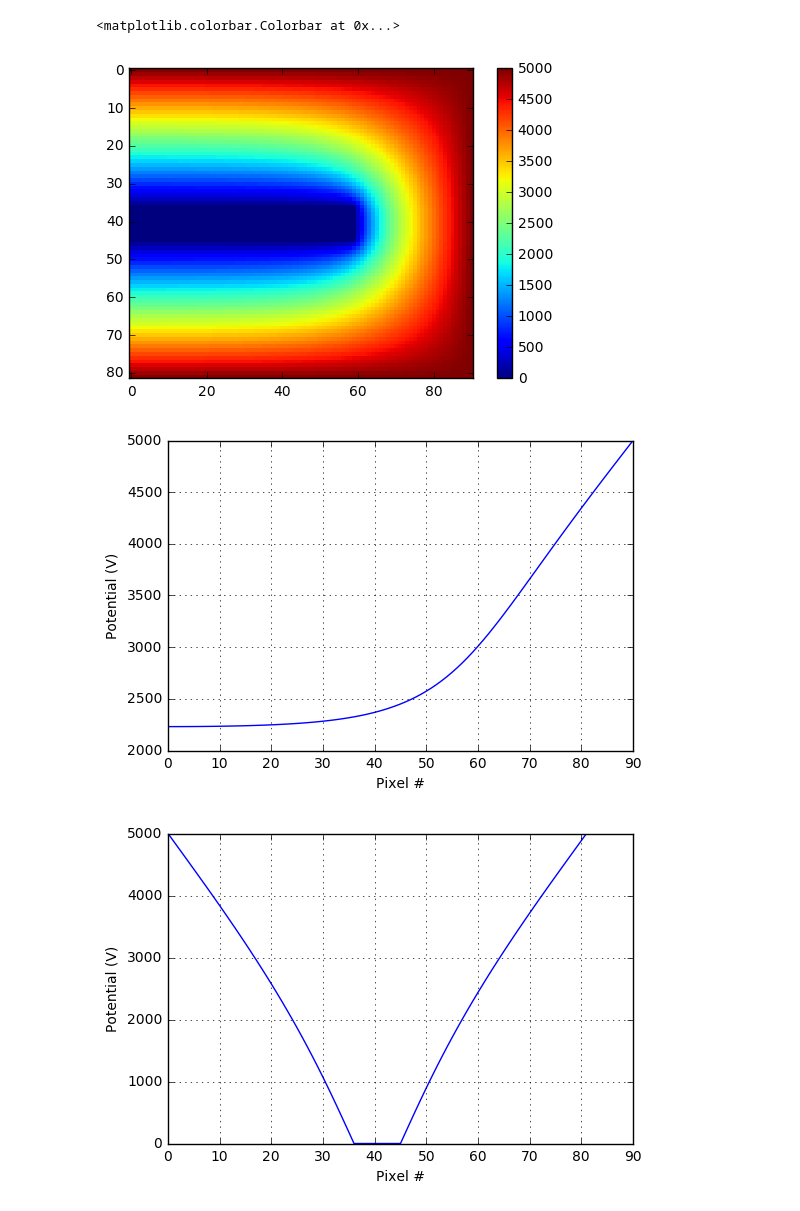
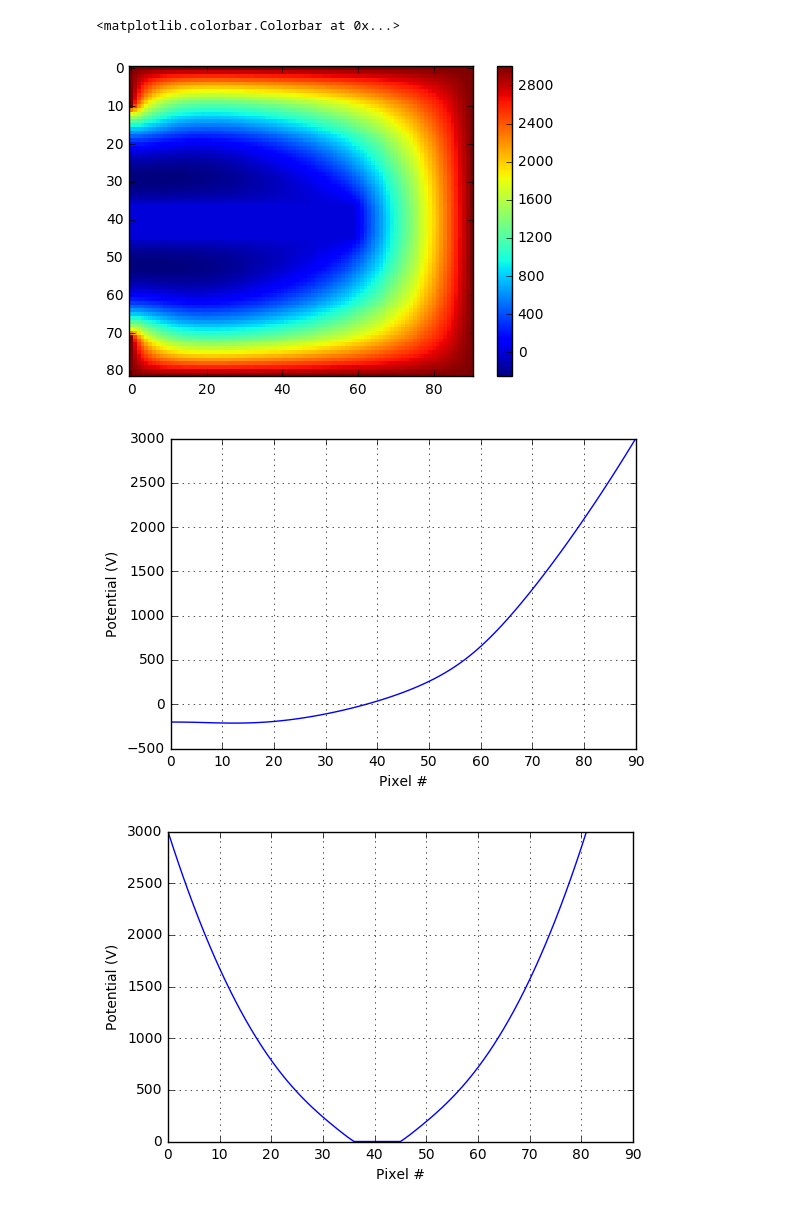
Before and after one commit to lbl-anp/GammaRayTrackingSchool_2018, a Jupyter notebook: SimpleFieldGen_Coax.ipynb, the cells around one changed output. Drawn from its saved outputs; the diff is of its cells as text; code cells hidden in the pictures.

```diff
--- a/SimpleFieldGen_Coax.ipynb
+++ b/SimpleFieldGen_Coax.ipynb
@@ -25,13 +28,13 @@ pixel_size_mm = 1.0
 core_length_mm = 60.0
 core_radius_mm = 5.0
 
-wrap_around_mm = 0.0
+wrap_around_mm = 10.0
 
-outer_contact_bias = 5000.0
+outer_contact_bias = 3000.0
 core_contact_bias = 0.0
 
-charge_density_zero = 2.0
-charge_density_gradient = 0.5
+charge_density_zero = -1.0
+charge_density_gradient = 0.1
 # %%
 # build (uniform) 2D grids for plotting and solving (x=radius, y=length)
 x_range = np.arange(0, detector_radius_mm + pixel_size_mm, pixel_size_mm)
@@ -120,7 +123,8 @@ plt.colorbar()
 max_iters = 1000
 
 # calculate term for Coulombs per pixel / Epsilon
-e_over_e = (pixel_size_mm*pixel_size_mm) * 1e10 * 1.6e-19
+#e_over_e = (pixel_size_mm*pixel_size_mm) * 1e10 * 1.6e-19
+e_over_e = (pixel_size_mm*pixel_size_mm/4)* (1e10*1.6e-19)/(16*8.85e-12)
 
 # "over-relaxation" factor to speed up convergence
 t = np.cos(3.14/N_xelements) + np.cos(3.14/N_yelements)
@@ -156,7 +160,7 @@ while (iterr < max_iters and resid > min_resid):
                 V_local_sum = (V[x+1,y] + V[x,y+1] + V[x-1,y] + V[x,y-1])
 
             # update the solution
-            R[x,y] = 0.25*(V_local_sum + charge[x,y] * e_over_e) - V[x,y]
+            R[x,y] = (0.25*V_local_sum + (charge[x,y] * e_over_e)) - V[x,y]
             V[x,y] = V[x,y] + w*R[x,y]
 
     # calculate the residual and store as a function of iteration number
@@ -200,26 +204,28 @@ plt.imshow(Vfinal, interpolation="None", cmap="jet")
 plt.colorbar()
 # %% [output]
 <matplotlib.colorbar.Colorbar at 0x...>
-[figure, old version]
+[figure, new version]
 # %%
 # plot some potential/field slices
-radial_slice = 20
-longitudinal_slice = 50
+yy = 55
+xx = 10
 
-plt.plot(Vfinal[radial_slice,:])
+# V along the longitudinal direction at rad = yy
+plt.plot(Vfinal[yy,:])
 plt.grid("on")
 plt.xlabel("Pixel #")
 plt.ylabel("Potential (V)")
 plt.show()
 
-plt.plot(Vfinal[:,longitudinal_slice])
+# V along the radial direction at long = xx
+plt.plot(Vfinal[:,yy])
 plt.grid("on")
 plt.xlabel("Pixel #")
 plt.ylabel("Potential (V)")
 plt.show()
 # %% [output]
-[figure, old version]
+[figure, new version]
-[figure, old version]
+[figure, new version]
 # %%
 # calculate the electric field from the potential
 #  - this doesn't deal with boundaries properly!
```
Also changed, not shown: parts of 8 cells of this notebook, 2 other files.
